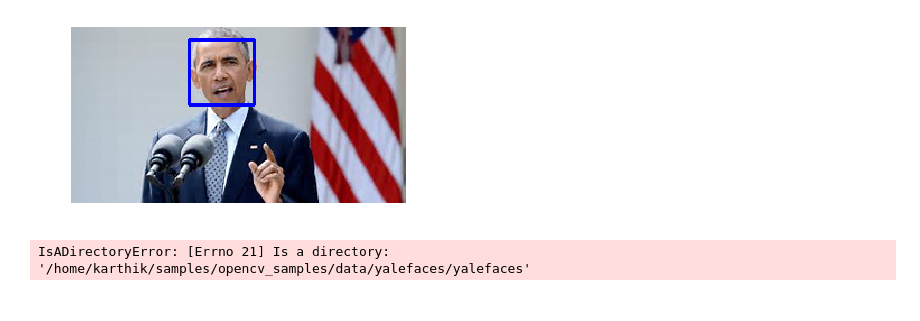
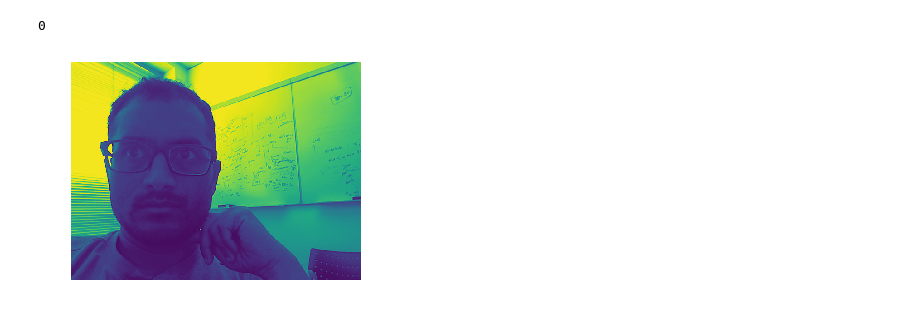
Before and after one commit to karsundar/opencv_samples, a Jupyter notebook: face_recoginition1.ipynb, the cells around one changed output. Drawn from its saved outputs; the diff is of its cells as text; code cells hidden in the pictures.

```diff
--- a/face_recoginition1.ipynb
+++ b/face_recoginition1.ipynb
@@ -6,28 +6,34 @@ from matplotlib import pyplot as plt
 from PIL import Image
 # %%
     path = os.getcwd()
-    img = cv2.imread(os.path.join(path, 'data/1.jpeg'));
+    img = cv2.imread(os.path.join(path, 'data/training/64.jpeg'));
+    #img = cv2.imread(os.path.join(path, 'data/1.jpeg'));
 
-    face_cascade = cv2.CascadeClassifier(os.path.join(path,'data/haarcascades/haarcascade_frontalface_default.xml'))
+    #face_cascade = cv2.CascadeClassifier(os.path.join(path,'data/haarcascades/haarcascade_frontalface_default.xml'))
+    face_cascade = cv2.CascadeClassifier(os.path.join(path,'data/haarcascades/haarcascade_frontalcatface.xml'))
     eye_cascade = cv2.CascadeClassifier(os.path.join(path, 'data/haarcascades/haarcascade_eye.xml'))
     #img = cv2.imread('/home/karthik/Downloads/obama1.jpeg')
     gray = cv2.cvtColor(img, cv2.COLOR_BGR2GRAY)
     #plt.imshow(img)
     #plt.show()
     faces = face_cascade.detectMultiScale(gray, 1.3, 5)
+    print(len(faces))
     for (x,y,w,h) in faces:
+        print('found')
         cv2.rectangle(img,(x,y),(x+w,y+h),(255,0,0),2)
         roi_gray = gray[y:y+h, x:x+w]
         roi_color = img[y:y+h, x:x+w]
         eyes = eye_cascade.detectMultiScale(roi_gray)
         for (ex,ey,ew,eh) in eyes:
             cv2.rectangle(roi_color,(ex,ey),(ex+ew,ey+eh),(0,255,0),2)
 
     plt.axis("off")
     plt.imshow(cv2.cvtColor(img, cv2.COLOR_BGR2RGB))
+    plt.imshow(gray)
     plt.show()
 # %% [output]
+0
-[figure, old version]
+[figure, new version]
 # %%
 cascadePath = os.path.join(path, "data/haarcascades/haarcascade_frontalface_default.xml")
 faceCascade = cv2.CascadeClassifier(cascadePath);
@@ -68,8 +74,6 @@ img_path = os.path.join(path, 'data/yalefaces/')
 # corresponding labels
 images, labels = get_images_and_labels(img_path)
 #cv2.destroyAllWindows()
-# %% [output]
-IsADirectoryError: [Errno 21] Is a directory: '/home/karthik/samples/opencv_samples/data/yalefaces/yalefaces'
 # %%
 recognizer.train(images, np.array(labels))
 # %%
```
Also changed, not shown: parts of 2 cells of this notebook.
